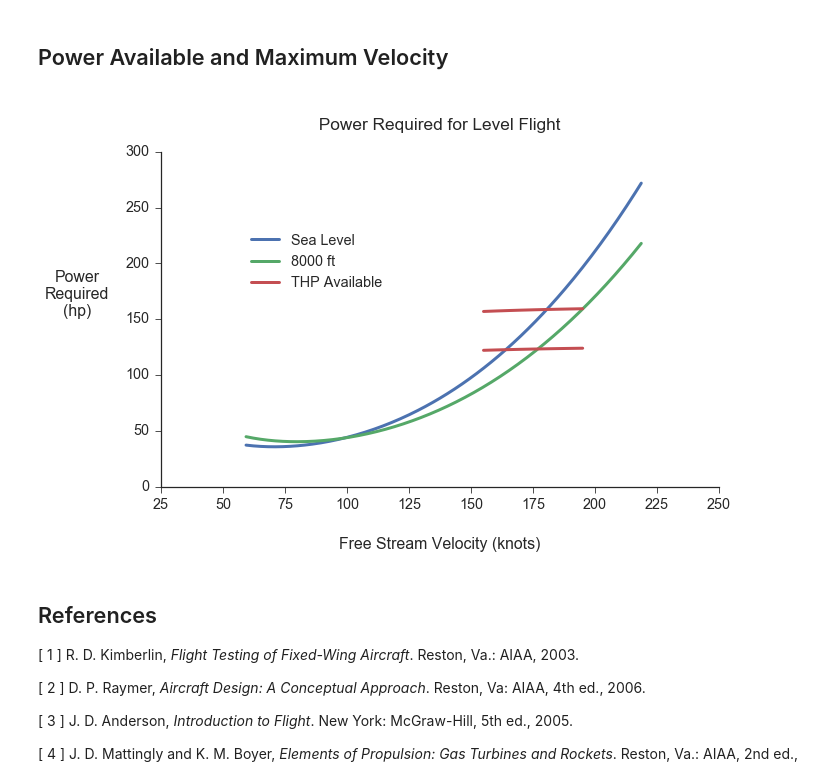
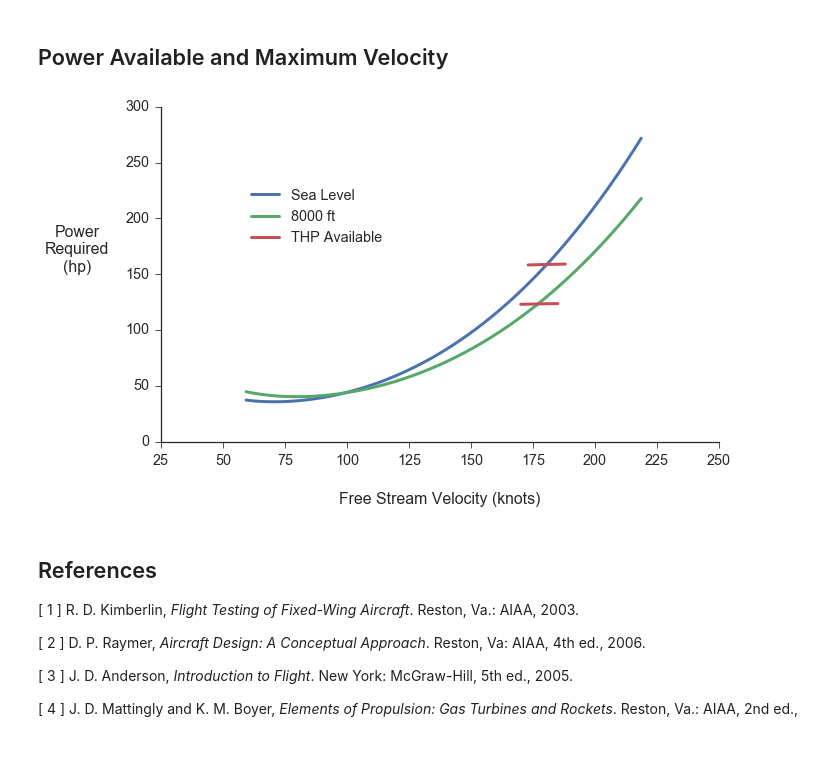
Before and after one commit to bws428/flight-performance-analysis, a Jupyter notebook: RV-8F Performance.ipynb, the cells around one changed output. Cells and saved outputs as stored; diff of their text form; code cells hidden in the pictures; blank space fills up the shorter version.

```diff
--- a/RV-8F Performance.ipynb
+++ b/RV-8F Performance.ipynb
@@ -371,8 +371,8 @@ D = 74
 ## Power Available and Maximum Velocity
 # %%
 # Velocity range to cross power req'd curve
-V_range_0 = np.arange(155,200,5)
-V_range_8 = np.arange(155,200,5)
+V_range_0 = np.arange(173,193,5)
+V_range_8 = np.arange(170,190,5)
 
 # Propeller efficiency at Sea Level
 eta_0 = prop_eta(D, 0.9, io360_bhp[0], V_range_0, 0)
@@ -434,35 +434,35 @@ def plot_max_speed(V, altitude, V_range, BHPa, prop_eta):
     # Power required (hp)
     Pr = (Tr * V) / 550
 
     # Thrust horsepower available
     THPa_0 = io360_bhp[0] * eta_0
     THPa_8 = io360_bhp[8000] * eta_8
 
     # Add a curve (1 ft/s = 0.592484 knots)
     plt.plot(V*0.592484, Pr)
     plt.plot(V_range_0, THPa_0, color="#c44e52")
     plt.plot(V_range_8, THPa_8, color="#c44e52")
 
     # Locate the axis labels and limits
     ax = plt.gca()
     ax.set_xlim([25,250])
     ax.set_ylim([0,300])
     ax.xaxis.set_label_coords(0.5, -0.15)
     ax.yaxis.set_label_coords(-0.15, 0.5)
 
     ax.xaxis.set_major_locator(ticker.MultipleLocator(25))
 
     # Add title and axis labels
     plt.legend(legend,loc=(0.15, 0.57))
-    plt.title("\n Power Required for Level Flight \n")
+    #plt.title("\n Power Required for Level Flight \n")
     plt.ylabel('Power\nRequired\n(hp)', rotation=0)
     plt.xlabel('Free Stream Velocity (knots)')
     sns.despine(trim=True)
     plt.show()
 
 plot_max_speed(V, 8000, V_range_8, io360_bhp[8000], eta_8)
 # %% [output]
-[figure, old version]
+[figure, new version]
 # %% [markdown]
 <h2 id="ref">References</h2>
 
```
Also changed, not shown: parts of 1 cell of this notebook.
